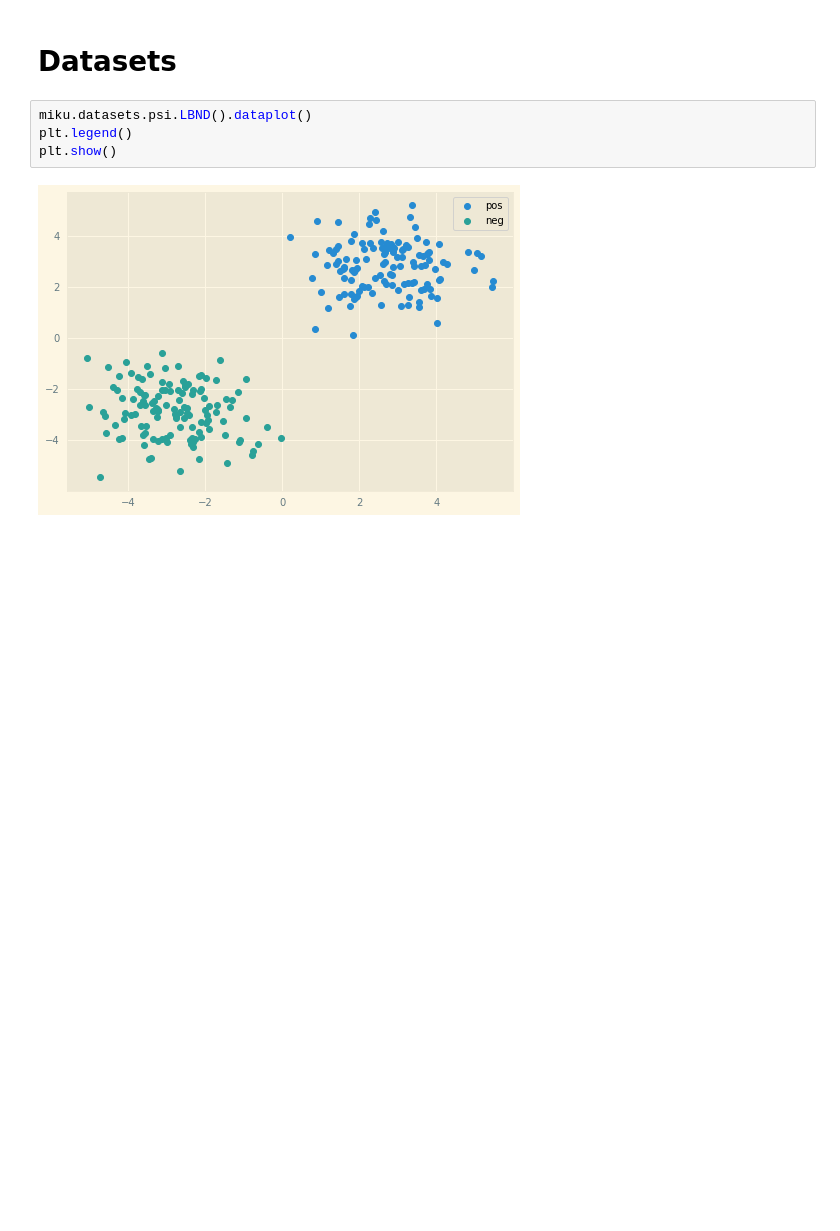
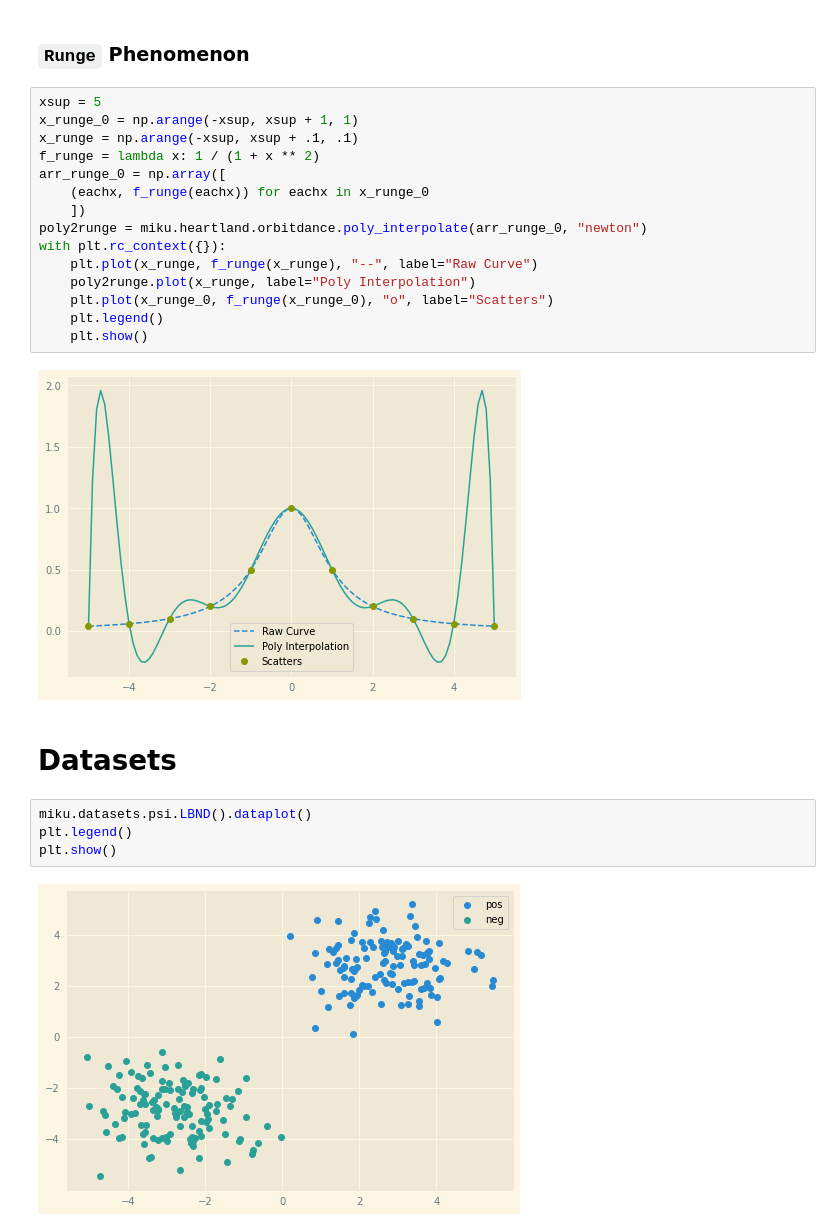
Before and after one commit to sandyzikun/mikutoolkit, a Jupyter notebook: testing.ipynb, the cells around one changed output. Cells and saved outputs as stored; diff of their text form; blank space fills up the shorter version.

```diff
--- a/testing.ipynb
+++ b/testing.ipynb
@@ -10,3 +74,22 @@ plt.style.use("solarized-light")
+# %% [markdown]
+### `Runge` Phenomenon
+# %%
+xsup = 5
+x_runge_0 = np.arange(-xsup, xsup + 1, 1)
+x_runge = np.arange(-xsup, xsup + .1, .1)
+f_runge = lambda x: 1 / (1 + x ** 2)
+arr_runge_0 = np.array([
+    (eachx, f_runge(eachx)) for eachx in x_runge_0
+    ])
+poly2runge = miku.heartland.orbitdance.poly_interpolate(arr_runge_0, "newton")
+with plt.rc_context({}):
+    plt.plot(x_runge, f_runge(x_runge), "--", label="Raw Curve")
+    poly2runge.plot(x_runge, label="Poly Interpolation")
+    plt.plot(x_runge_0, f_runge(x_runge_0), "o", label="Scatters")
+    plt.legend()
+    plt.show()
+# %% [output]
+[figure, added]
 # %% [markdown]
 # Datasets
 # %%
```
Also changed, not shown: parts of 10 cells of this notebook, 17 other files.
